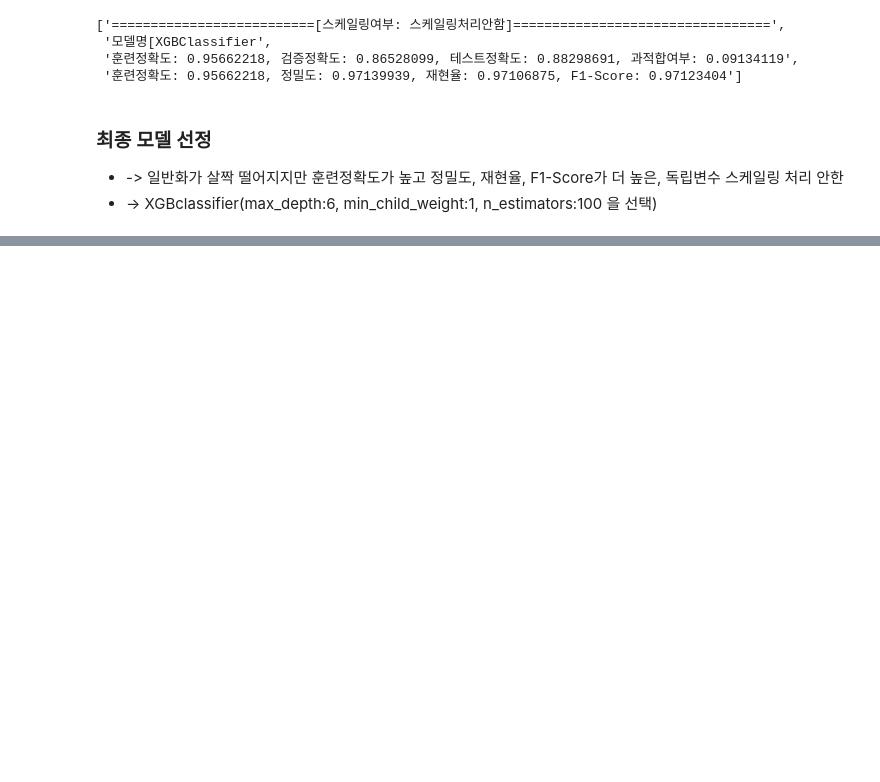
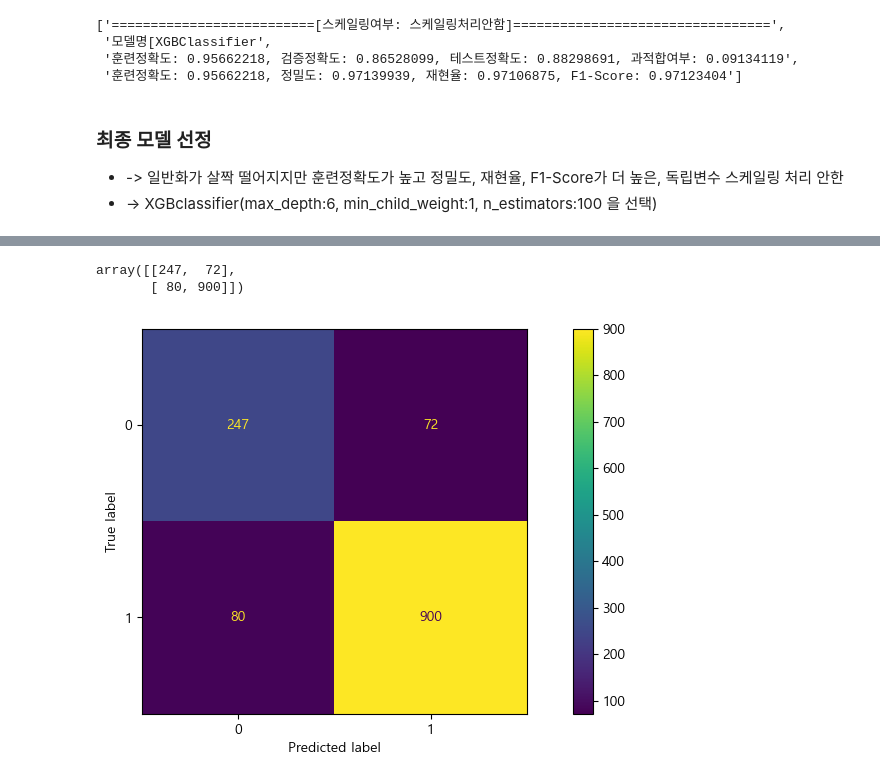
Before and after one commit to Trymind0419/01_Machine_Learning, a Jupyter notebook: 10day_Classifier_Ensemble_All/02_김채민.ipynb, the cells around one changed output, grey strips where cells are left out. Saved outputs shown, nothing was run; the diff lists cells and outputs as text; code cells hidden in the pictures; blank space fills up the shorter version.

```diff
--- a/10day_Classifier_Ensemble_All/02_김채민.ipynb
+++ b/10day_Classifier_Ensemble_All/02_김채민.ipynb
@@ -735,3 +736,20 @@ display(best_models)
 # %%
 # 최종 모델 선정 후 테스트 예측해보기
 # ->  XGBclassifier. 내부값은 디폴트로
+final_model = XGBClassifier(random_state=42, n_jobs=-1)
+
+# 패턴찾기
+final_model.fit(X_train, y_train)
+# 예측
+test_pred = final_model.predict(X_test)
+
+# 정확도
+test_acc = accuracy_score(y_test, test_pred)
+# 정밀도
+test_pre = precision_score(y_test, test_pred)
+# 재현율
+test_rec = recall_score(y_test, test_pred)
+# F1-Score
+test_f1 = f1_score(y_test, test_pred)
+
+print(f"테스트 정확도:{ test_acc:.8f}, 테스트 정밀도:{ test_pre:.8f}, 테스트 재현율:{ test_rec:.8f}, F1_Score:{ test_f1:.8f}")
@@ -756,0 +758,14 @@ Subclasses:     XGBRFClassifier
+# %%
+# 오차행렬표
+cn_matrix = confusion_matrix(y_test, test_pred, labels=xgb.classes_)
+display(cn_matrix)
+
+# 오차행렬도
+disp_test = ConfusionMatrixDisplay(confusion_matrix=cn_matrix, display_labels=xgb.classes_)
+disp_test
+disp_test.plot()
+plt.show()
+# %% [output]
+array([[247,  72],
+       [ 80, 900]])
+[figure, added]
```
Also changed, not shown: parts of 3 cells of this notebook.
